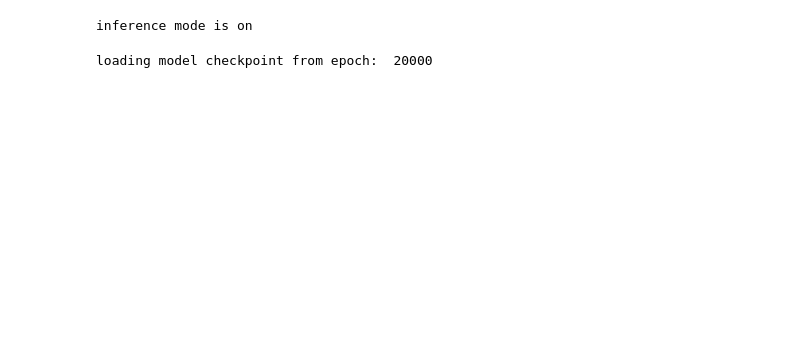
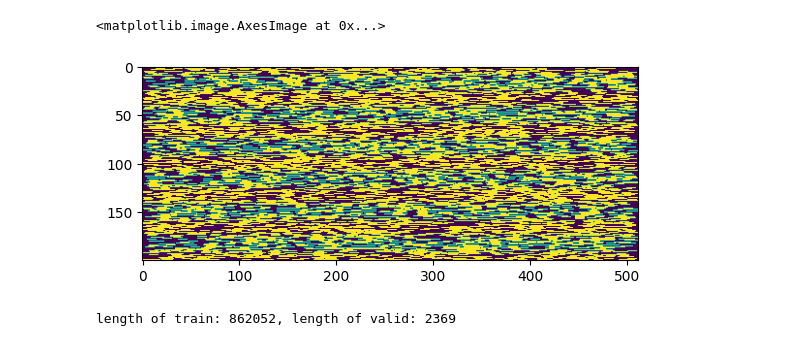
Before and after one commit to SamratThapa120/bengali-speech-recognition, a Jupyter notebook: notebooks/debug.ipynb, the cells around one changed output. Drawn from its saved outputs; the diff is of its cells as text; code cells hidden in the pictures; blank space fills up the shorter version.

```diff
--- a/notebooks/debug.ipynb
+++ b/notebooks/debug.ipynb
@@ -9,12 +13,10 @@ import glob
 import torch
 import matplotlib.pyplot as pltm
 sys.path.append("../")
-# %%
-from configs.wav2vec2_characterwise_pretrained_ctc_augs import Configs
-CFG = Configs(glob.glob("/app/dataset/test_mp3s/*"),["" for _ in glob.glob("/app/dataset/test_mp3s/*")])
-# %% [output]
-inference mode is on
-# %%
-CFG.load_state_dict("/app/bengali-speech-recognition/workdir/wav2vec2_characterlevel_pretrained_ctcloss_augs_sameparam/bestmodel_cer.pkl")
-# %% [output]
-loading model checkpoint from epoch:  20000
+# %%
+mask_ind = _compute_mask_indices((200,512),0.75,10)
+# %%
+plt.imshow(mask_ind*255,)
+# %% [output]
+<matplotlib.image.AxesImage at 0x...>
+[figure, added]
@@ -20,0 +141,5 @@ loading model checkpoint from epoch:  20000
+# %%
+from configs.wav2vec2_characterwise_pretrained_ctc_newtokenizer_lm import Configs
+CFG = Configs()
+# %% [output]
+length of train: 862052, length of valid: 2369
```
Also changed, not shown: parts of 10 cells of this notebook, 14 other files.
